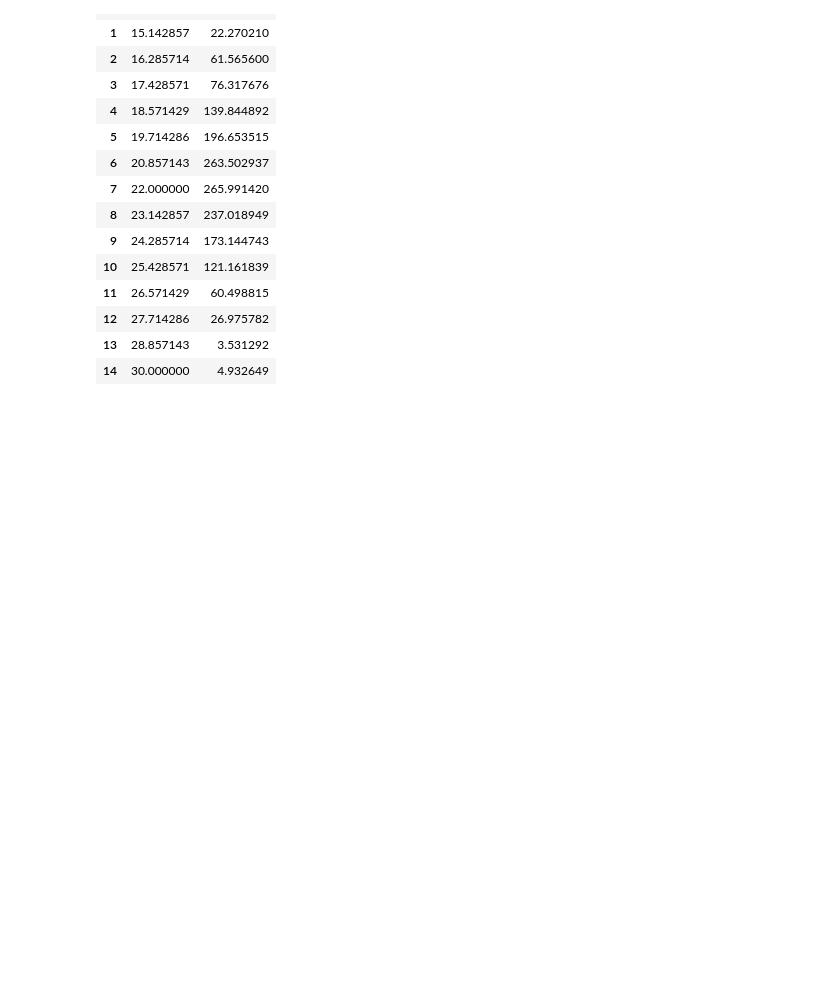
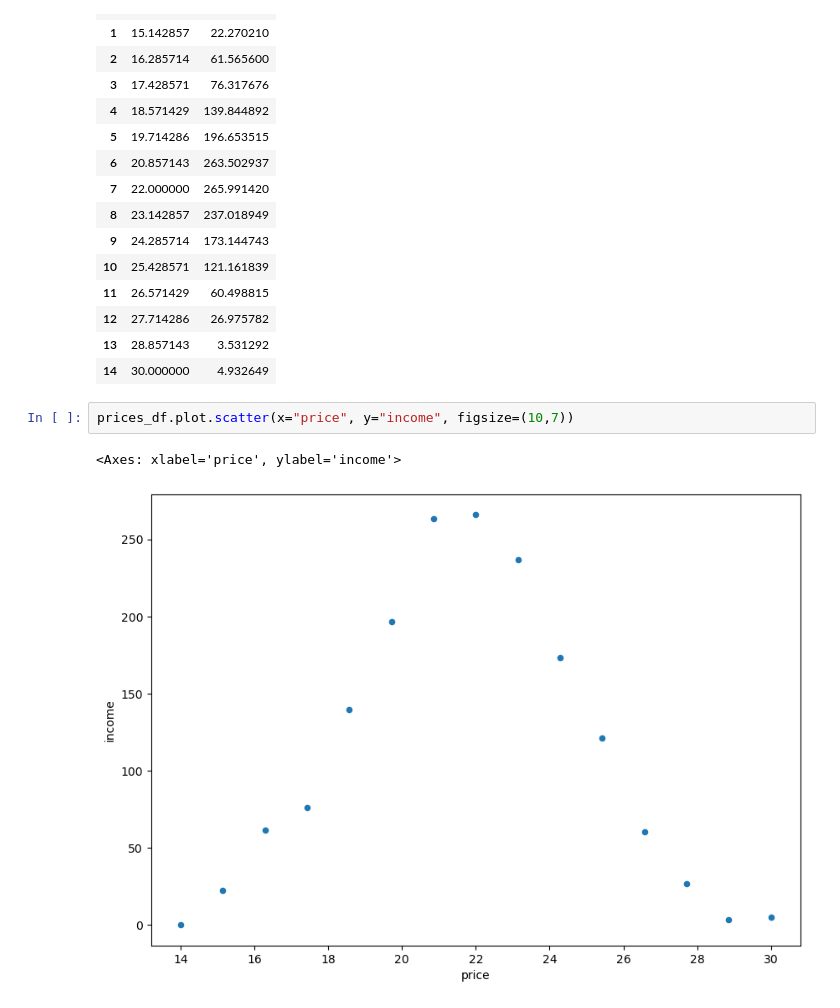
Before and after one commit to AverageGHenjoyer/drzewa-decyzyjne-i-lasy-losowe, a Jupyter notebook: rozdzial_3_drzewa_w_regresji/3_3_mse_impurity.ipynb, the cells around one changed output. Saved outputs shown, nothing was run; the diff lists cells and outputs as text; blank space fills up the shorter version.

```diff
--- a/rozdzial_3_drzewa_w_regresji/3_3_mse_impurity.ipynb
+++ b/rozdzial_3_drzewa_w_regresji/3_3_mse_impurity.ipynb
@@ -54,3 +54,8 @@ prices_df
 | 12 | 27.714286 | 26.975782 |
 | 13 | 28.857143 | 3.531292 |
 | 14 | 30.000000 | 4.932649 |
+# %%
+prices_df.plot.scatter(x="price", y="income", figsize=(10,7))
+# %% [output]
+<Axes: xlabel='price', ylabel='income'>
+[figure, added]
```
Also changed, not shown: parts of 12 cells of this notebook, 1 other file.
